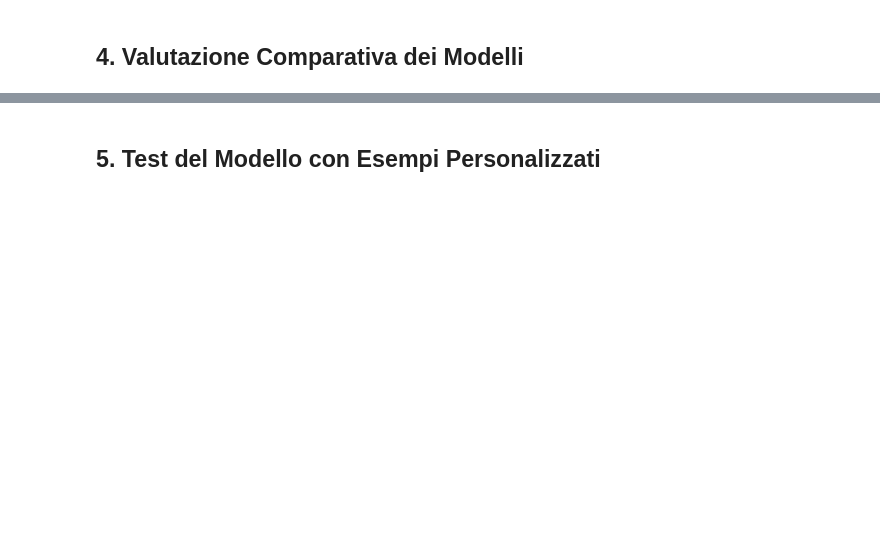
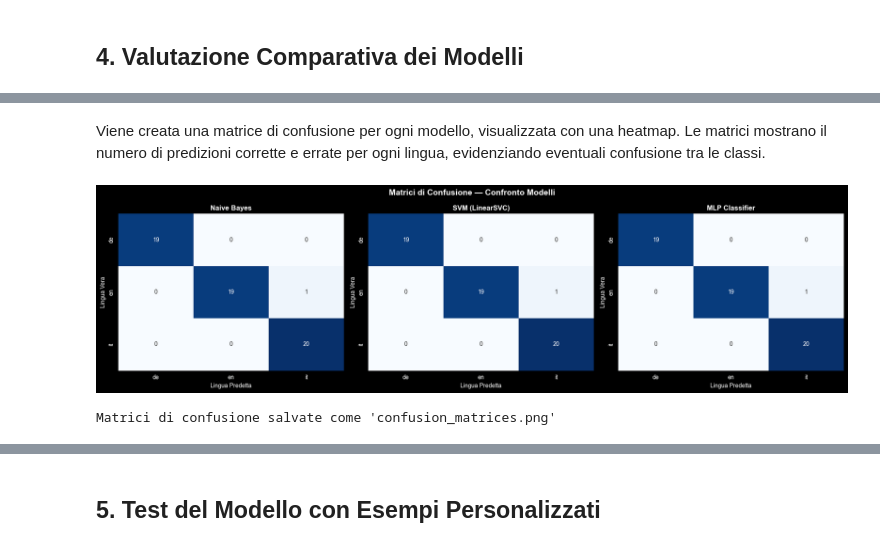
Before and after one commit to Riden15/Language_Identification, a Jupyter notebook: Language Identification - Progetto Finale.ipynb, the cells around one changed output, grey strips where cells are left out. Cells and saved outputs as stored; diff of their text form; code cells hidden in the pictures; blank space fills up the shorter version.

```diff
--- a/Language Identification - Progetto Finale.ipynb
+++ b/Language Identification - Progetto Finale.ipynb
@@ -117,8 +117,6 @@ Non sono presenti valori mancanti
 
 Visto che il task é una language identification, i numeri si possono rimuovere del tutto. Le stopwords invece provo a lasciarle, visto che possono essere molto indicative della lingua (ad esempio "the" per l'inglese, "le" per il francese)
 # %%
-# Lemmatizazione
-
 !python -m spacy download it_core_news_sm
 !python -m spacy download en_core_web_sm
 !python -m spacy download de_core_news_sm
@@ -138,6 +136,10 @@ def data_cleaner(dataset_testo, dataset_lingua):
     """
     Pulisce e lemmatizza i testi usando il modello spaCy corretto per ogni lingua.
     Per lingue non supportate esplicitamente, viene effettuata solo la pulizia base.
+
+    :param dataset_testo: Serie di testi da pulire
+    :param dataset_lingua: Serie di codici lingua corrispondenti ai testi
+    :return: Lista di testi puliti e lemmatizzati
     """
     dataset_to_return = []
     for sentence, lang in zip(dataset_testo, dataset_lingua):
@@ -445,0 +370,21 @@ Matrice di confusione salvata come 'confusion_matrix.png'
+# %% [markdown]
+Viene creata una matrice di confusione per ogni modello, visualizzata con una heatmap. Le matrici mostrano il numero di predizioni corrette e errate per ogni lingua, evidenziando eventuali confusione tra le classi.
+# %%
+lang_labels = sorted(dataset_lingua.unique())
+
+fig, axes = plt.subplots(1, 3, figsize=(18, 5))
+for ax, (name, y_pred) in zip(axes, models_info):
+    cm = confusion_matrix(y_test, y_pred, labels=lang_labels)
+    sns.heatmap(cm, annot=True, fmt='d', cmap='Blues', ax=ax,
+                xticklabels=lang_labels, yticklabels=lang_labels, cbar=False)
+    ax.set_title(name, fontsize=12, fontweight='bold')
+    ax.set_xlabel('Lingua Predetta', fontsize=10)
+    ax.set_ylabel('Lingua Vera', fontsize=10)
+
+plt.suptitle('Matrici di Confusione — Confronto Modelli', fontsize=14, fontweight='bold')
+plt.tight_layout()
+plt.savefig('images/confusion_matrices.png', dpi=100, bbox_inches='tight')
+plt.show()
+# %% [output]
+[figure, added]
+Matrici di confusione salvate come 'confusion_matrices.png'
```
Also changed, not shown: parts of 27 cells of this notebook, 3 other files.
